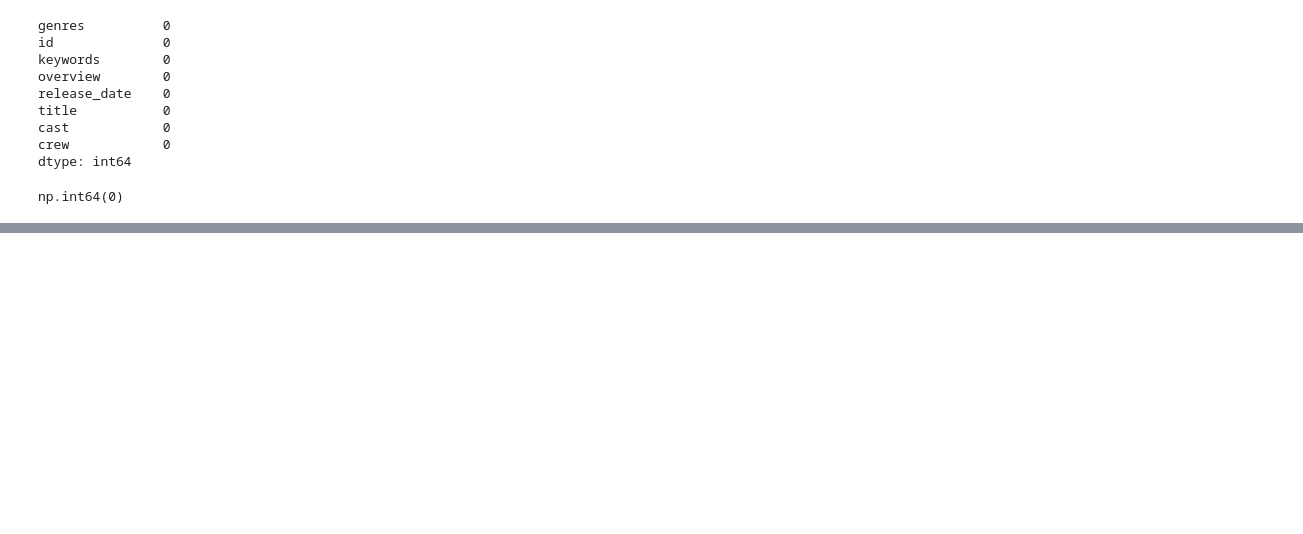
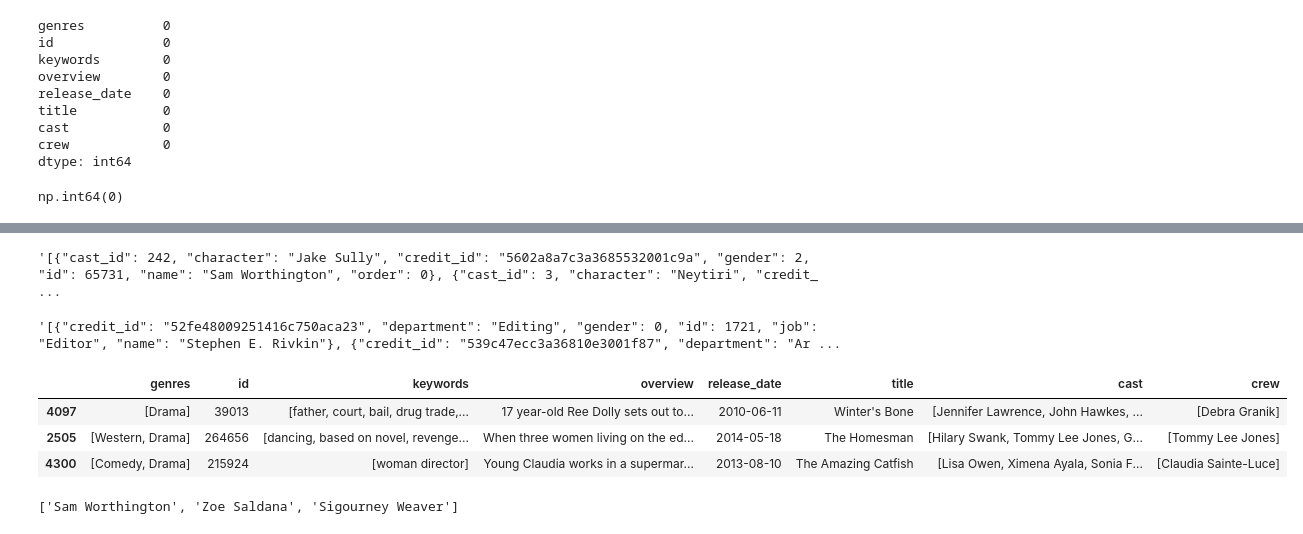
Before and after one commit to saileshchikkam/GEN-Ai, a Jupyter notebook: Natural Language Processing/Movie Recommendation System/movies.ipynb, the cells around one changed output, grey strips where cells are left out. Cells and saved outputs as stored; diff of their text form; code cells hidden in the pictures; blank space fills up the shorter version.

```diff
--- a/Natural Language Processing/Movie Recommendation System/movies.ipynb
+++ b/Natural Language Processing/Movie Recommendation System/movies.ipynb
@@ -184,0 +267,40 @@ data.head(3)
+# %%
+data['cast'][0]
+# %% [output]
+'[{"cast_id": 242, "character": "Jake Sully", "credit_id": "5602a8a7c3a3685532001c9a", "gender": 2, "id": 65731, "name": "Sam Worthington", "order": 0}, {"cast_id": 3, "character": "Neytiri", "credit_ ...
+# %%
+def cast_extract(col):
+    L = []
+    j = 1
+    for i in ast.literal_eval(col):
+        if j <= 3:
+            L.append(i['name'])
+            j+=1
+    return L
+# %%
+data['cast'] = data['cast'].apply(cast_extract)
+# %%
+data['crew'][0]
+# %% [output]
+'[{"credit_id": "52fe48009251416c750aca23", "department": "Editing", "gender": 0, "id": 1721, "job": "Editor", "name": "Stephen E. Rivkin"}, {"credit_id": "539c47ecc3a36810e3001f87", "department": "Ar ...
+# %%
+def crew_extract(col):
+    L = []
+    for i in ast.literal_eval(col):
+        if i['job'] == 'Director':
+            L.append(i['name'])
+            break
+    return L
+# %%
+data['crew'] = data['crew'].apply(crew_extract)
+# %%
+data.sample(3)
+# %% [output]
+|  | genres | id | keywords | overview | release_date | title | cast | crew |
+| 4097 | [Drama] | 39013 | [father, court, bail, drug trade,... | 17 year-old Ree Dolly sets out to... | 2010-06-11 | Winter's Bone | [Jennifer Lawrence, John Hawkes, ... | [Debra Granik] |
+| 2505 | [Western, Drama] | 264656 | [dancing, based on novel, revenge... | When three women living on the ed... | 2014-05-18 | The Homesman | [Hilary Swank, Tommy Lee Jones, G... | [Tommy Lee Jones] |
+| 4300 | [Comedy, Drama] | 215924 | [woman director] | Young Claudia works in a supermar... | 2013-08-10 | The Amazing Catfish | [Lisa Owen, Ximena Ayala, Sonia F... | [Claudia Sainte-Luce] |
+# %%
+data['cast'][0]
+# %% [output]
+['Sam Worthington', 'Zoe Saldana', 'Sigourney Weaver']
```
Also changed, not shown: parts of 33 cells of this notebook.
